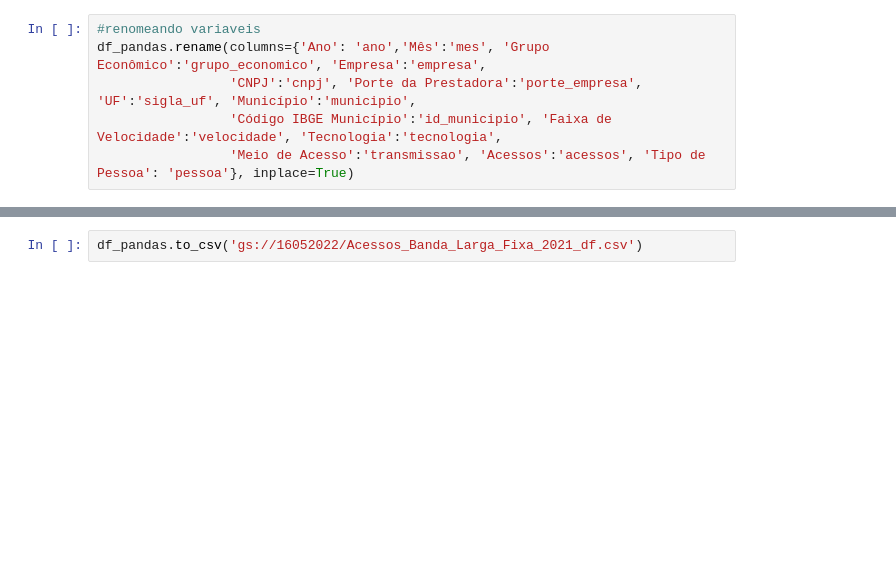
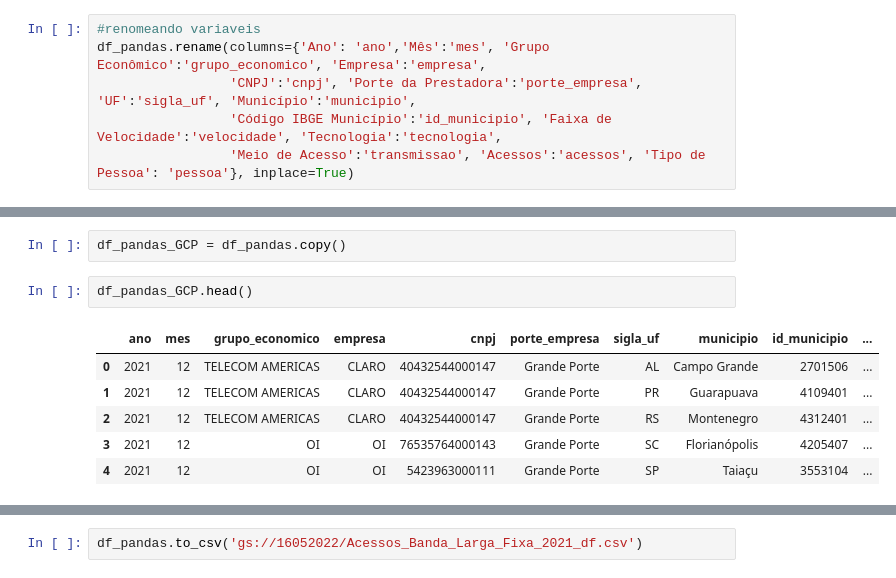
Before and after one commit to fullstackwd/Data_engineer, a Jupyter notebook: At19/atividade19.ipynb, the cells around one changed output, grey strips where cells are left out. Drawn from its saved outputs; the diff is of its cells as text; blank space fills up the shorter version.

```diff
--- a/At19/atividade19.ipynb
+++ b/At19/atividade19.ipynb
@@ -137,0 +271,11 @@ df_pandas.tail(5)
+# %%
+df_pandas_GCP = df_pandas.copy()
+# %%
+df_pandas_GCP.head()
+# %% [output]
+|  | ano | mes | grupo_economico | empresa | cnpj | porte_empresa | sigla_uf | municipio | id_municipio | ... |
+| 0 | 2021 | 12 | TELECOM AMERICAS | CLARO | 40432544000147 | Grande Porte | AL | Campo Grande | 2701506 | ... |
+| 1 | 2021 | 12 | TELECOM AMERICAS | CLARO | 40432544000147 | Grande Porte | PR | Guarapuava | 4109401 | ... |
+| 2 | 2021 | 12 | TELECOM AMERICAS | CLARO | 40432544000147 | Grande Porte | RS | Montenegro | 4312401 | ... |
+| 3 | 2021 | 12 | OI | OI | 76535764000143 | Grande Porte | SC | Florianópolis | 4205407 | ... |
+| 4 | 2021 | 12 | OI | OI | 5423963000111 | Grande Porte | SP | Taiaçu | 3553104 | ... |
```
Also changed, not shown: parts of 30 cells of this notebook.
